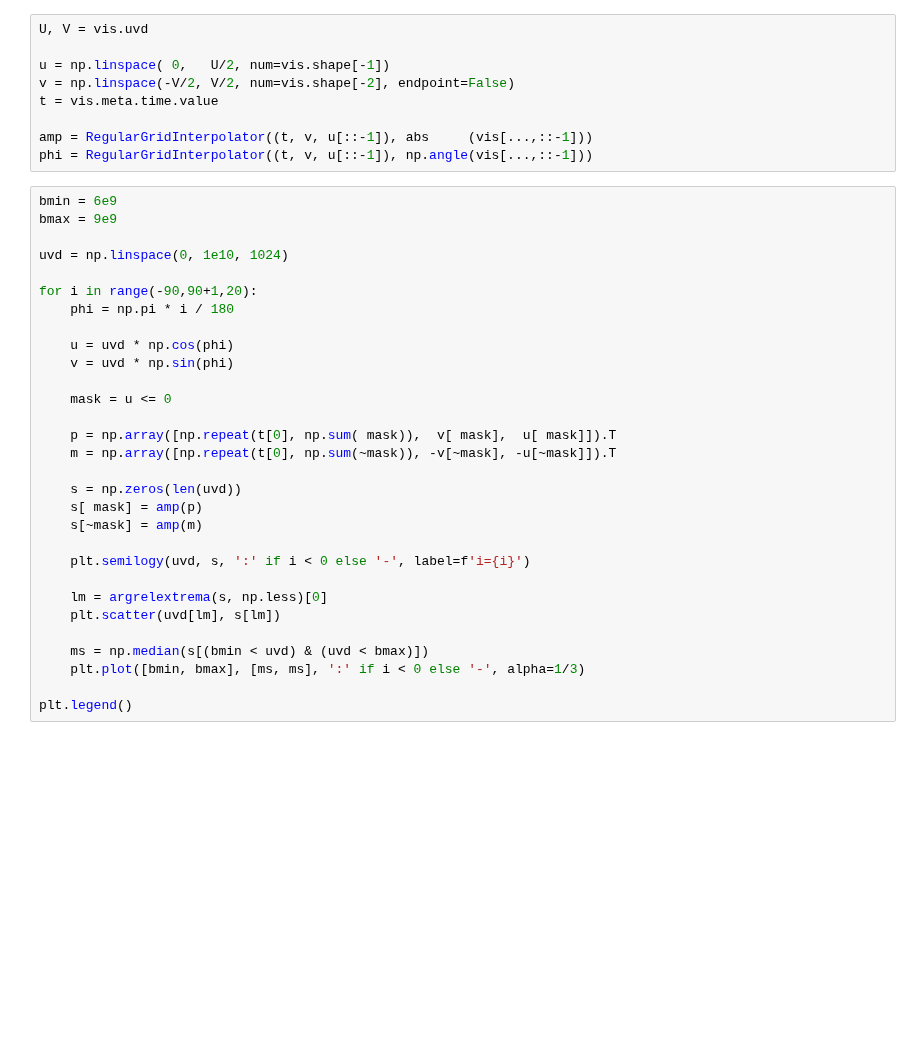
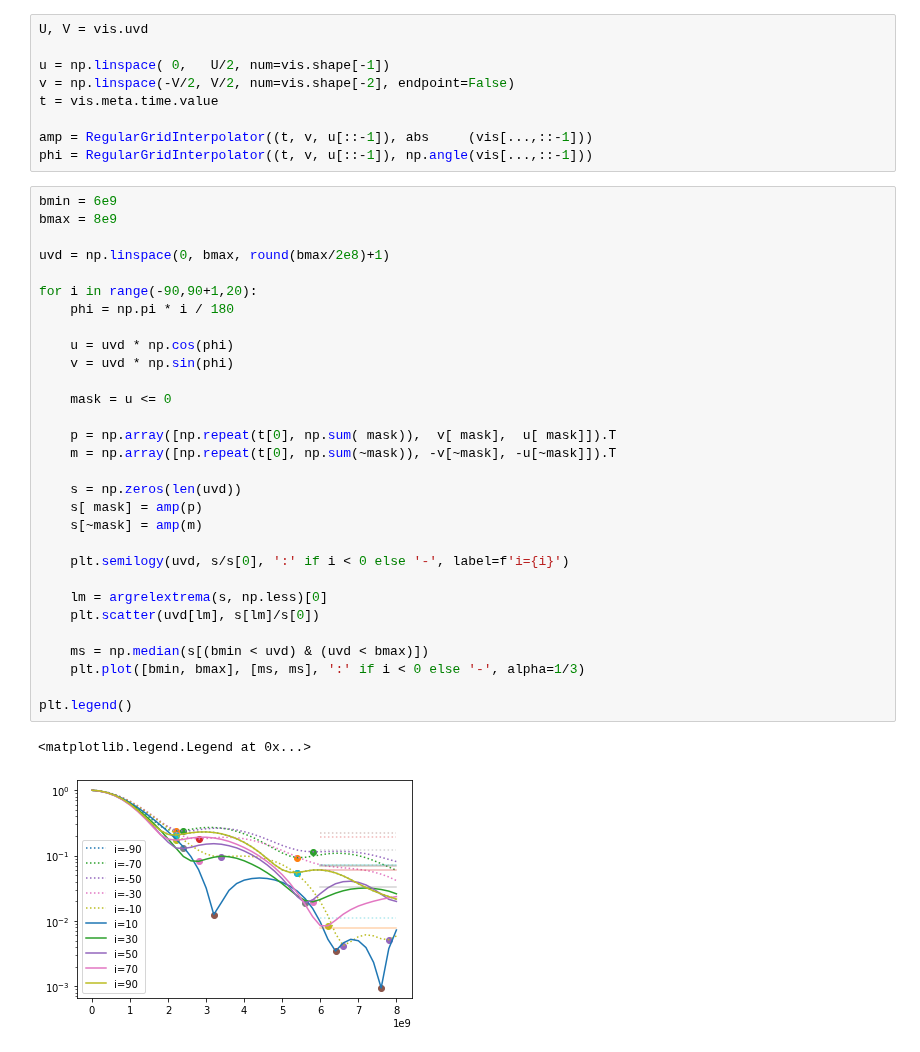
Before and after one commit to eventhorizontelescope/2017_sgra_paper5, a Jupyter notebook: test_null.ipynb, the cells around one changed output. Saved outputs shown, nothing was run; the diff lists cells and outputs as text; blank space fills up the shorter version.

```diff
--- a/test_null.ipynb
+++ b/test_null.ipynb
@@ -61,31 +61,34 @@ amp = RegularGridInterpolator((t, v, u[::-1]), abs     (vis[...,::-1]))
 phi = RegularGridInterpolator((t, v, u[::-1]), np.angle(vis[...,::-1]))
 # %%
 bmin = 6e9
-bmax = 9e9
+bmax = 8e9
 
-uvd = np.linspace(0, 1e10, 1024)
+uvd = np.linspace(0, bmax, round(bmax/2e8)+1)
 
 for i in range(-90,90+1,20):
     phi = np.pi * i / 180
 
     u = uvd * np.cos(phi)
     v = uvd * np.sin(phi)
 
     mask = u <= 0
 
     p = np.array([np.repeat(t[0], np.sum( mask)),  v[ mask],  u[ mask]]).T
     m = np.array([np.repeat(t[0], np.sum(~mask)), -v[~mask], -u[~mask]]).T
 
     s = np.zeros(len(uvd))
     s[ mask] = amp(p)
     s[~mask] = amp(m)
 
-    plt.semilogy(uvd, s, ':' if i < 0 else '-', label=f'i={i}')
+    plt.semilogy(uvd, s/s[0], ':' if i < 0 else '-', label=f'i={i}')
 
     lm = argrelextrema(s, np.less)[0]
-    plt.scatter(uvd[lm], s[lm])
+    plt.scatter(uvd[lm], s[lm]/s[0])
 
     ms = np.median(s[(bmin < uvd) & (uvd < bmax)])
     plt.plot([bmin, bmax], [ms, ms], ':' if i < 0 else '-', alpha=1/3)
 
 plt.legend()
+# %% [output]
+<matplotlib.legend.Legend at 0x...>
+[figure, added]
```
Also changed, not shown: parts of 3 cells of this notebook.
